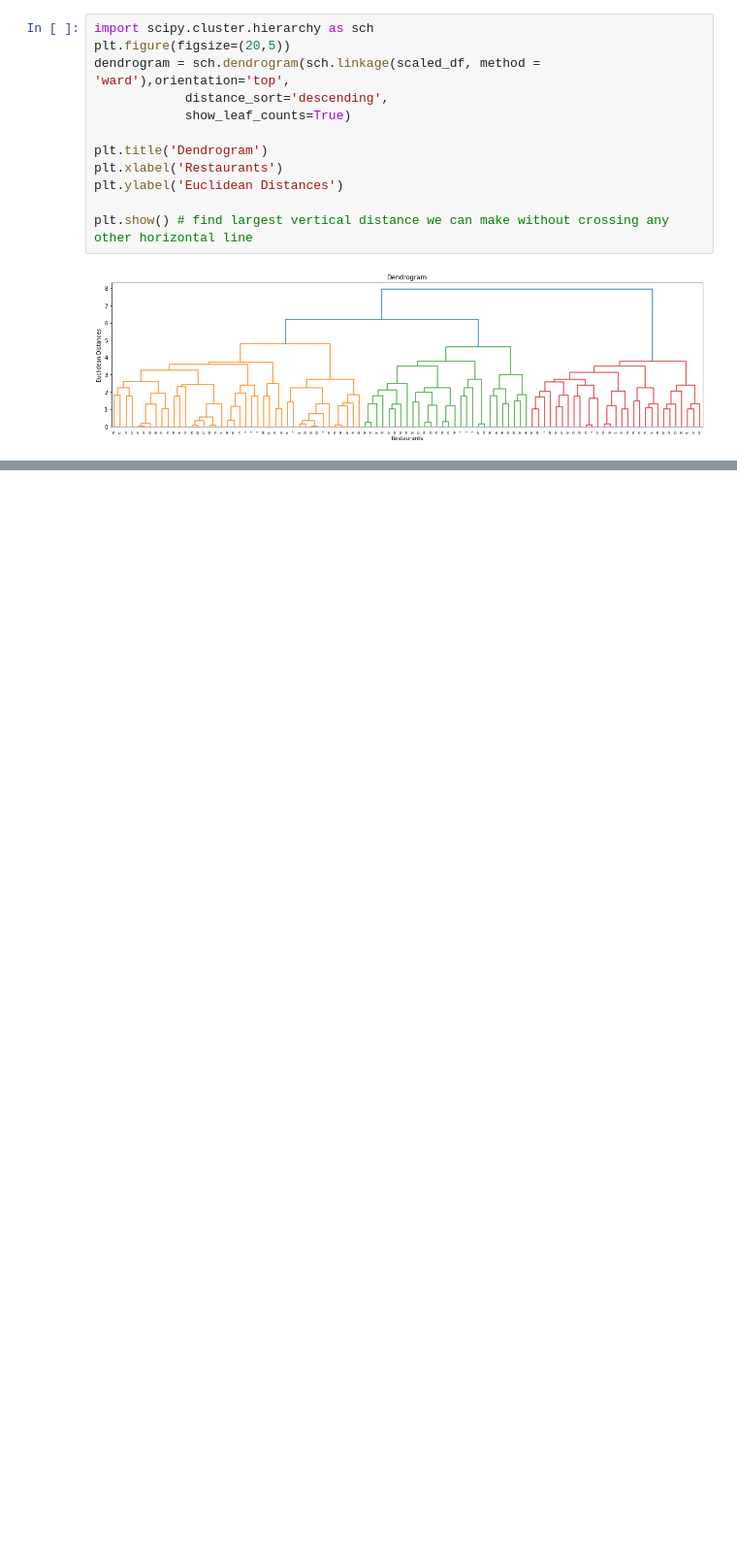
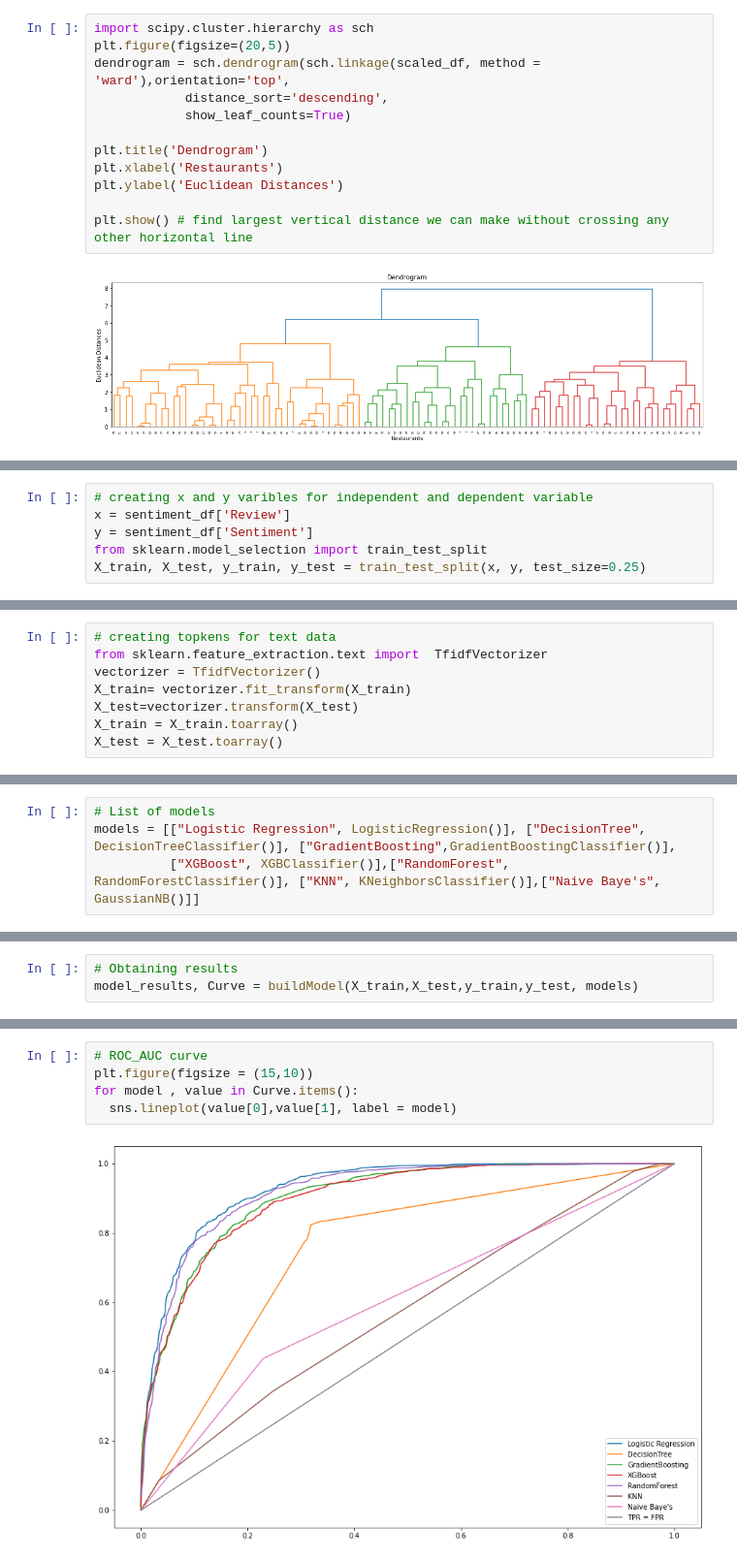
Before and after one commit to Srijan-Rai/Zomato-Restaurant-Clustering, a Jupyter notebook: ZOMATO_RESTAURANT_CLUSTERING_AND_SENTIMENT_ANALYSIS.ipynb, the cells around one changed output, grey strips where cells are left out. Shown at 97% size. Saved outputs shown, nothing was run; the diff lists cells and outputs as text; blank space fills up the shorter version.

```diff
--- a/ZOMATO_RESTAURANT_CLUSTERING_AND_SENTIMENT_ANALYSIS.ipynb
+++ b/ZOMATO_RESTAURANT_CLUSTERING_AND_SENTIMENT_ANALYSIS.ipynb
@@ -770,0 +932,6 @@ plt.show() # find largest vertical distance we can make without crossing any oth
+# %%
+# creating x and y varibles for independent and dependent variable
+x = sentiment_df['Review']
+y = sentiment_df['Sentiment']
+from sklearn.model_selection import train_test_split
+X_train, X_test, y_train, y_test = train_test_split(x, y, test_size=0.25)
@@ -770,0 +940,8 @@ plt.show() # find largest vertical distance we can make without crossing any oth
+# %%
+# creating topkens for text data
+from sklearn.feature_extraction.text import  TfidfVectorizer
+vectorizer = TfidfVectorizer()
+X_train= vectorizer.fit_transform(X_train)
+X_test=vectorizer.transform(X_test)
+X_train = X_train.toarray()
+X_test = X_test.toarray()
@@ -770,0 +965,4 @@ plt.show() # find largest vertical distance we can make without crossing any oth
+# %%
+# List of models
+models = [["Logistic Regression", LogisticRegression()], ["DecisionTree", DecisionTreeClassifier()], ["GradientBoosting",GradientBoostingClassifier()],
+          ["XGBoost", XGBClassifier()],["RandomForest", RandomForestClassifier()], ["KNN", KNeighborsClassifier()],["Naive Baye's", GaussianNB()]]
@@ -770,0 +1015,3 @@ plt.show() # find largest vertical distance we can make without crossing any oth
+# %%
+# Obtaining results
+model_results, Curve = buildModel(X_train,X_test,y_train,y_test, models)
@@ -770,0 +1029,7 @@ plt.show() # find largest vertical distance we can make without crossing any oth
+# %%
+# ROC_AUC curve
+plt.figure(figsize = (15,10))
+for model , value in Curve.items():
+  sns.lineplot(value[0],value[1], label = model)
+# %% [output]
+[figure, added]
```
Also changed, not shown: parts of 55 cells of this notebook.
